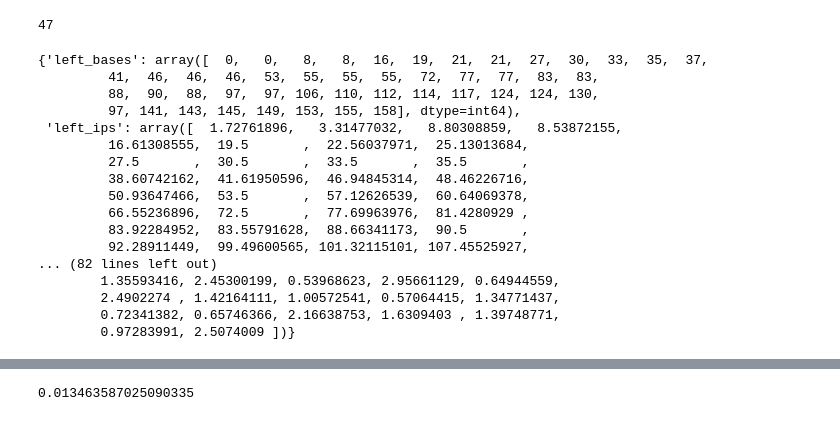
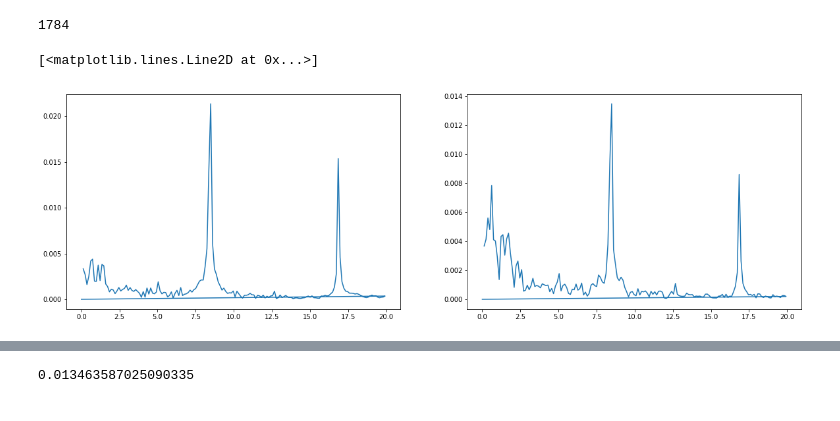
Before and after one commit to DersUzala/FFT, a Jupyter notebook: Features generation.ipynb, the cells around one changed output, grey strips where cells are left out. Saved outputs shown, nothing was run; the diff lists cells and outputs as text; code cells hidden in the pictures.

```diff
--- a/Features generation.ipynb
+++ b/Features generation.ipynb
@@ -19,3 +29,5 @@ path = r'C:\Users\ecath\Desktop\Research\Raw Data\Ex Vivo CSV Files'
+# %%
+path = r'C:\Users\Public\Documents\HRS'
 # %%
 el_sig = pd.read_csv(path + '\All FFT of electrode signal.csv', index_col=0)
 om_sig = pd.read_csv(path + '\All FFT of optical signal.csv', index_col=0)
@@ -24,0 +34,3 @@ om_features = pd.DataFrame()
+# %%
+el_sig.drop(['target'], inplace=True)
+om_sig.drop(['target'], inplace=True)
@@ -60,24 +237,18 @@ el_features.head()
-# %%
-np.count_nonzero(el_peaks[0])
-# %% [output]
-47
-# %%
-el_props[0]
-# %% [output]
-{'left_bases': array([  0,   0,   8,   8,  16,  19,  21,  21,  27,  30,  33,  35,  37,
-         41,  46,  46,  46,  53,  55,  55,  55,  72,  77,  77,  83,  83,
-         88,  90,  88,  97,  97, 106, 110, 112, 114, 117, 124, 124, 130,
-         97, 141, 143, 145, 149, 153, 155, 158], dtype=int64),
- 'left_ips': array([  1.72761896,   3.31477032,   8.80308859,   8.53872155,
-         16.61308555,  19.5       ,  22.56037971,  25.13013684,
-         27.5       ,  30.5       ,  33.5       ,  35.5       ,
-         38.60742162,  41.61950596,  46.94845314,  48.46226716,
-         50.93647466,  53.5       ,  57.12626539,  60.64069378,
-         66.55236896,  72.5       ,  77.69963976,  81.4280929 ,
-         83.92284952,  83.55791628,  88.66341173,  90.5       ,
-         92.28911449,  99.49600565, 101.32115101, 107.45525927,
-... (82 lines left out)
-        1.35593416, 2.45300199, 0.53968623, 2.95661129, 0.64944559,
-        2.4902274 , 1.42164111, 1.00572541, 0.57064415, 1.34771437,
-        0.72341382, 0.65746366, 2.16638753, 1.6309403 , 1.39748771,
-        0.97283991, 2.5074009 ])}
+# %%
+892*2
+# %% [output]
+1784
+# %%
+fig = plt.figure(figsize=(20, 6))
+ax = fig.subplots(1, 2)
+
+y1 = el_sig.iloc[:,2]
+x1 = el_sig.iloc[:,3]
+y2 = el_sig.iloc[:,0]
+x2 = el_sig.iloc[:,1]
+
+ax[0].plot(x1, y1)
+ax[1].plot(x2, y2)
+# %% [output]
+[<matplotlib.lines.Line2D at 0x...>]
+[figure, added]
```
Also changed, not shown: parts of 22 cells of this notebook.
